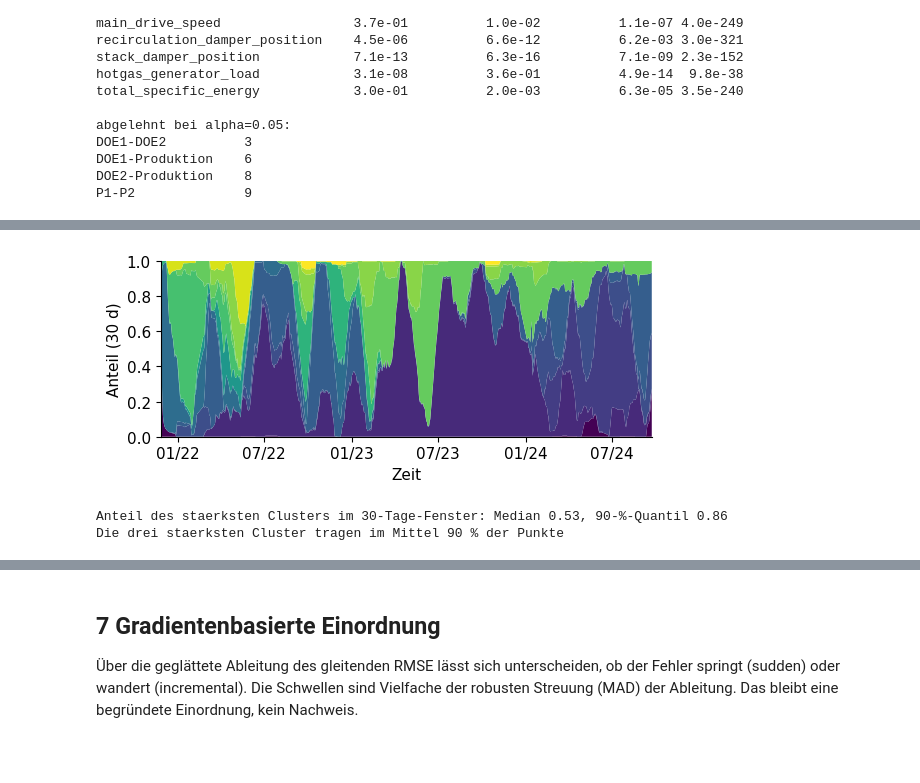
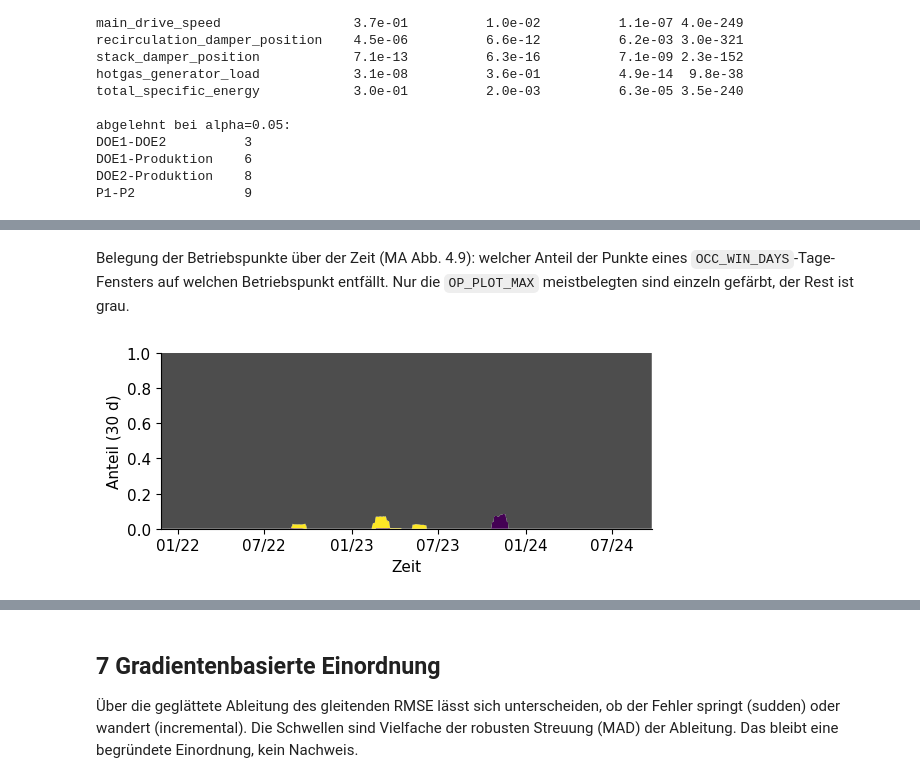
Before and after one commit to marijan-p/process_optimization_concept_drift, a Jupyter notebook: ipynb/mill/mill_context.ipynb, the cells around one changed output, grey strips where cells are left out. Cells and saved outputs as stored; diff of their text form; code cells hidden in the pictures; blank space fills up the shorter version.

```diff
--- a/ipynb/mill/mill_context.ipynb
+++ b/ipynb/mill/mill_context.ipynb
@@ -57,10 +70,12 @@ import os
 import sys
 from pathlib import Path
 
-work_dir = os.getcwd()
-DEFAULT_BASE_DIR = os.path.normpath(os.path.join(work_dir, "..", ".."))
-
-base_dir = Path(os.environ.get("BASE_DIR", DEFAULT_BASE_DIR)).resolve()
+work_dir = Path.cwd()
+base_dir = Path(os.environ.get("BASE_DIR") or next(
+    p for p in (work_dir, *work_dir.parents) if (p / "pyproject.toml").exists()))
+for _p in (str(base_dir), str(base_dir / "src"), str(work_dir)):
+    if _p not in sys.path:
+        sys.path.insert(0, _p)
 
 data_dir = base_dir / "data" / "mill"
 model_dir = base_dir / "models"
@@ -202,10 +217,20 @@ def date_axis(ax, interval=6):
     ax.xaxis.set_major_formatter(DATE_FMT)
 
 
-def mark_calibrations(ax, label=True):
+maintenance = pd.DatetimeIndex(pd.to_datetime(MAINTENANCE_DATES))
+material_change = pd.Timestamp(MATERIAL_CHANGE)
+
+
+def mark_calibrations(ax, label=True, maintenance_too=False):
     for i, t in enumerate(calibrations):
         ax.axvline(t, zorder=1, label="Kalibrierung" if (label and i == 0) else None,
                    **ts.vline("drift_event", lw=0.8))
+    if maintenance_too:
+        for i, t in enumerate(maintenance):
+            ax.axvline(t, zorder=1, label="Walzenwartung" if (label and i == 0) else None,
+                       **ts.vline("highlight", lw=1.2, linestyle="--"))
+        ax.axvline(material_change, zorder=1, label="Materialwechsel" if label else None,
+                   **ts.vline("setpoint", lw=1.0, linestyle=":"))
 
 
 _m = rng.random(len(stream)) < PLOT_FRAC
@@ -684,28 +797,25 @@ plt.show()
+# %% [markdown]
+Belegung der Betriebspunkte über der Zeit (MA Abb. 4.9): welcher Anteil der Punkte
+eines `OCC_WIN_DAYS`-Tage-Fensters auf welchen Betriebspunkt entfällt. Nur die
+`OP_PLOT_MAX` meistbelegten sind einzeln gefärbt, der Rest ist grau.
 # %%
-_occ = (pd.get_dummies(stream["cluster_rank"]).astype(float)
-        .reindex(columns=range(len(centers)), fill_value=0.0)
+_lab = stream["op"].where(stream["op"].isin(_top), "sonstige").fillna("sonstige")
+_occ = (pd.get_dummies(_lab).astype(float)
+        .reindex(columns=list(_top) + ["sonstige"], fill_value=0.0)
         .rolling(f"{OCC_WIN_DAYS}D").sum())
 _occ = _occ.div(_occ.sum(axis=1), axis=0).resample("D").last().dropna()
 
 fig, ax = plt.subplots(figsize=(w, w * 0.36))
-ax.stackplot(_occ.index, _occ.T.to_numpy(), colors=[cmap(i) for i in range(len(centers))],
-             linewidth=0)
+ax.stackplot(_occ.index, _occ.T.to_numpy(),
+             colors=[cmap(_rank[op]) for op in _top] + [ts.C["box"]], linewidth=0)
 ax.set_ylim(0, 1)
 ax.set_ylabel(f"Anteil ({OCC_WIN_DAYS} d)")
 ax.set_xlabel("Zeit")
 ax.set_xlim(_occ.index[0], _occ.index[-1])
 date_axis(ax)
-plot_store.save_figure(fig, "context_cluster_occupancy", model_cfg, final=IS_FINAL,
+plot_store.save_figure(fig, "context_op_occupancy", model_cfg, final=IS_FINAL,
                        savefig_kwargs={"dpi": 300, "bbox_inches": "tight"},
                        archive_kwargs={"dpi": 300, "bbox_inches": "tight"})
 plt.show()
-
-_top = _occ.max(axis=1)
-print(f"Anteil des staerksten Clusters im {OCC_WIN_DAYS}-Tage-Fenster: Median "
-      f"{_top.median():.2f}, 90-%-Quantil {_top.quantile(0.9):.2f}")
-OCC_TOP3 = float(np.sort(_occ.to_numpy(), axis=1)[:, -3:].sum(axis=1).mean())
-print(f"Die drei staerksten Cluster tragen im Mittel {100 * OCC_TOP3:.0f} % der Punkte")
 # %% [output]
-[figure, old version]
+[figure, new version]
-Anteil des staerksten Clusters im 30-Tage-Fenster: Median 0.53, 90-%-Quantil 0.86
-Die drei staerksten Cluster tragen im Mittel 90 % der Punkte
```
Also changed, not shown: parts of 20 cells of this notebook, 5 other files.
